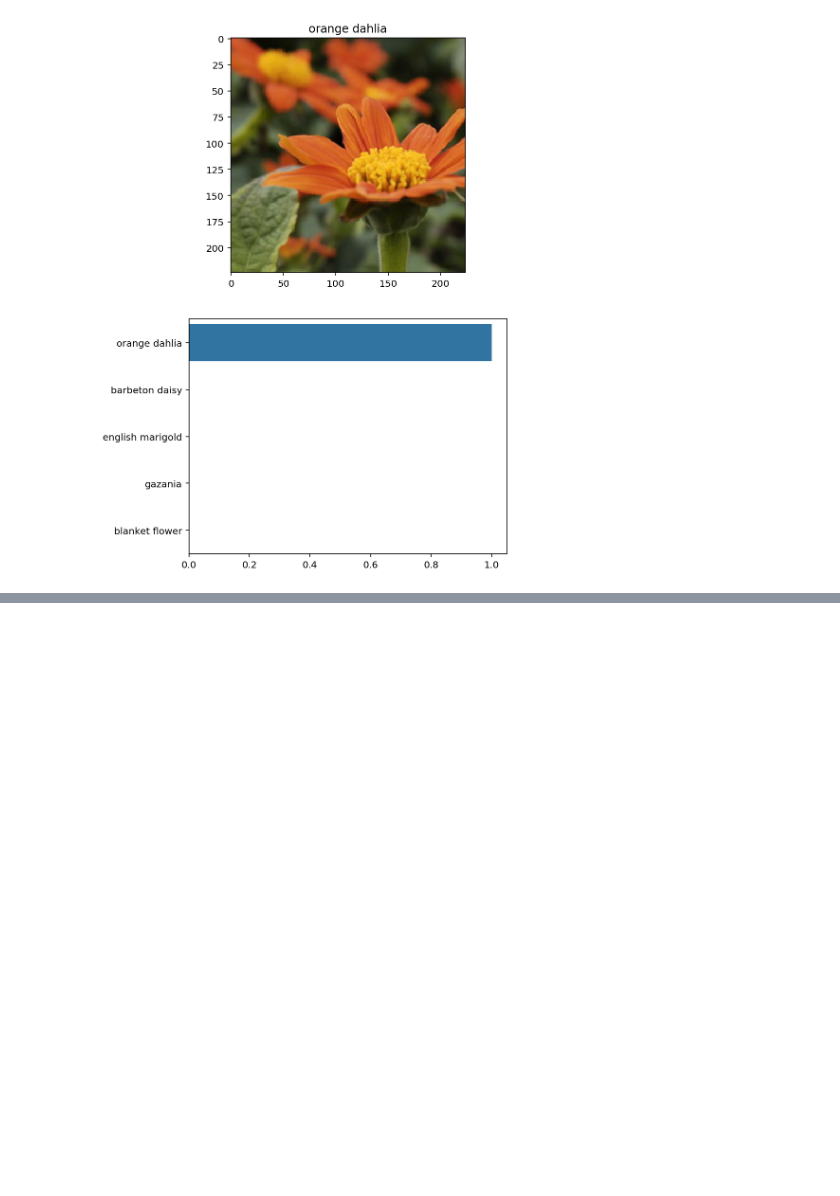
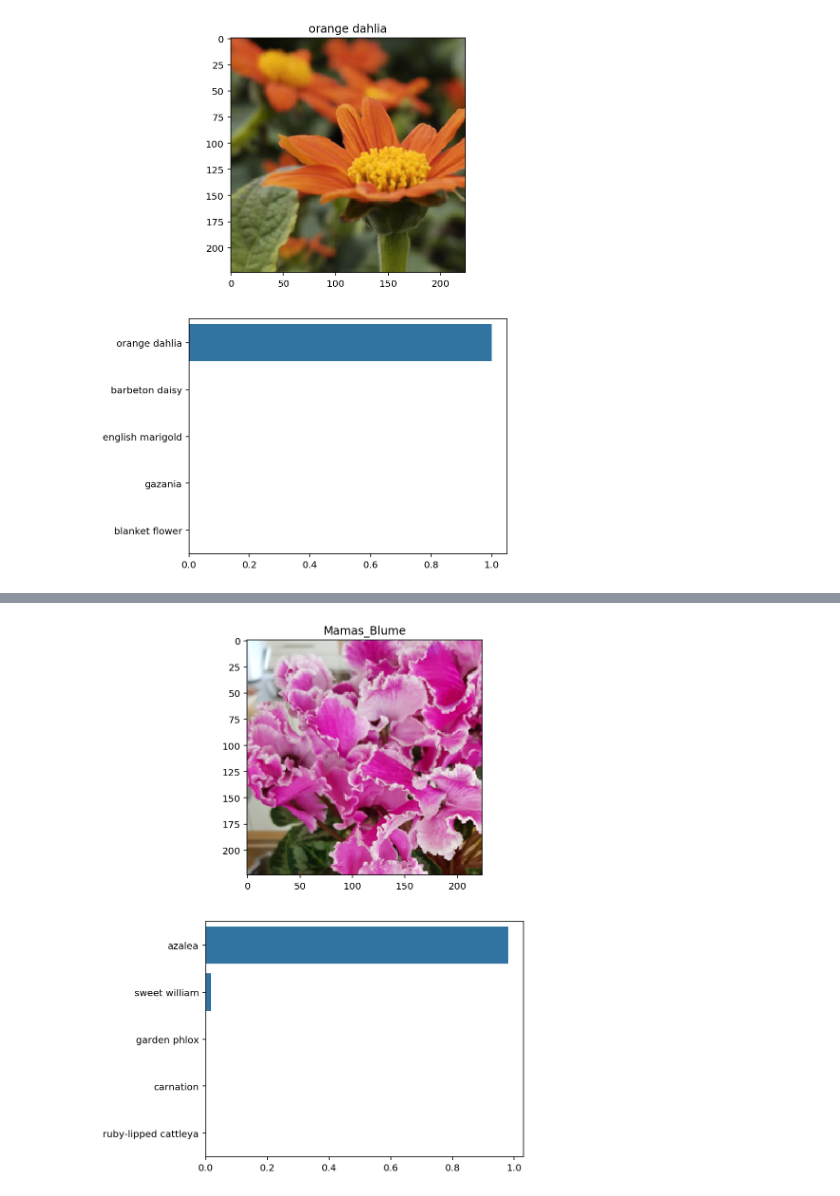
Before and after one commit to janikvalentin/CNN-VGG16-Flower, a Jupyter notebook: classifier.ipynb, the cells around one changed output, grey strips where cells are left out. Cells and saved outputs as stored; diff of their text form; code cells hidden in the pictures; blank space fills up the shorter version.

```diff
--- a/classifier.ipynb
+++ b/classifier.ipynb
@@ -324,0 +336,5 @@ plot(image_path, model)
+# %%
+image_path = 'flower_data/personal/Mamas_Blume.jpg'
+plot(image_path, model, own_plant=True)
+# %% [output]
+[figure, added]
```
Also changed, not shown: parts of 3 cells of this notebook, 1 other file.
